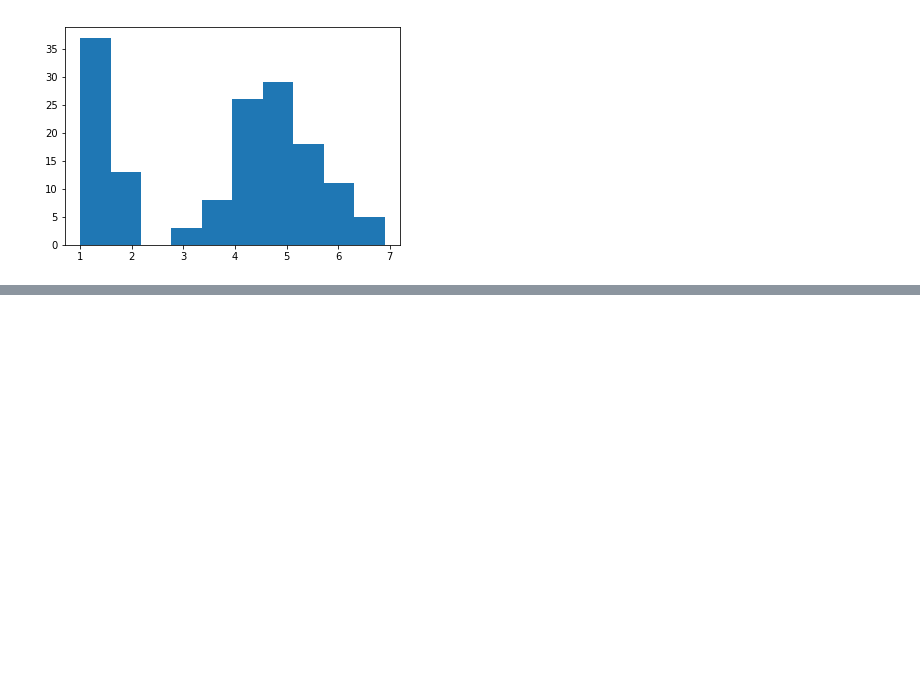
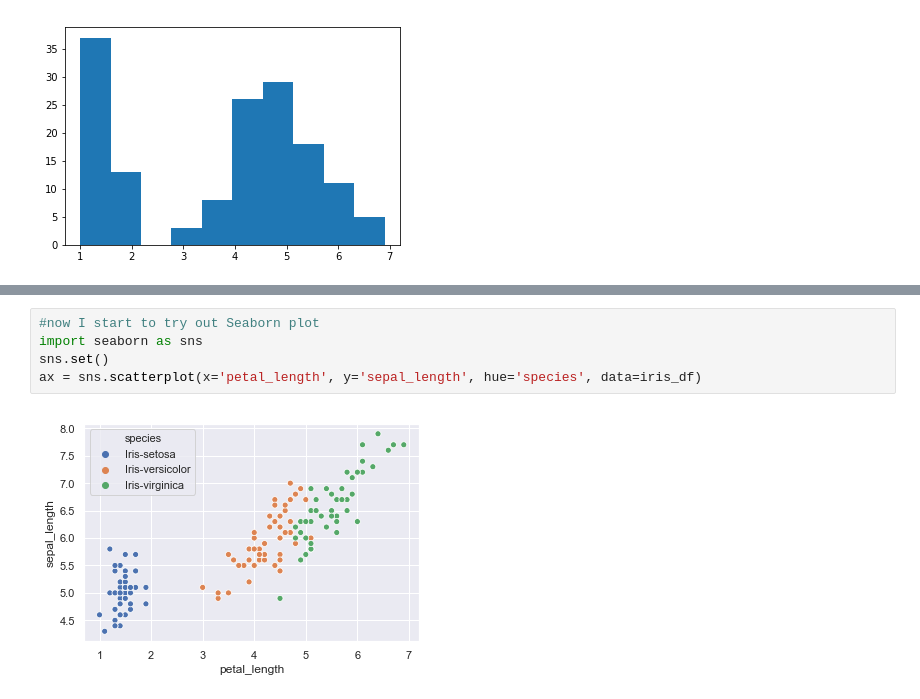
Before and after one commit to itskeithstudent/pands-project-iris-2020, a Jupyter notebook: Jupyter Analysis/iris_prelim_analysis.ipynb, the cells around one changed output, grey strips where cells are left out. Saved outputs shown, nothing was run; the diff lists cells and outputs as text; blank space fills up the shorter version.

```diff
--- a/Jupyter Analysis/iris_prelim_analysis.ipynb
+++ b/Jupyter Analysis/iris_prelim_analysis.ipynb
@@ -570,0 +572,7 @@ Text(0.5, 284.3724137931037, 'Sepal Width')
+# %%
+#now I start to try out Seaborn plot
+import seaborn as sns
+sns.set()
+ax = sns.scatterplot(x='petal_length', y='sepal_length', hue='species', data=iris_df)
+# %% [output]
+[figure, added]
```
Also changed, not shown: parts of 10 cells of this notebook, 1 other file.
